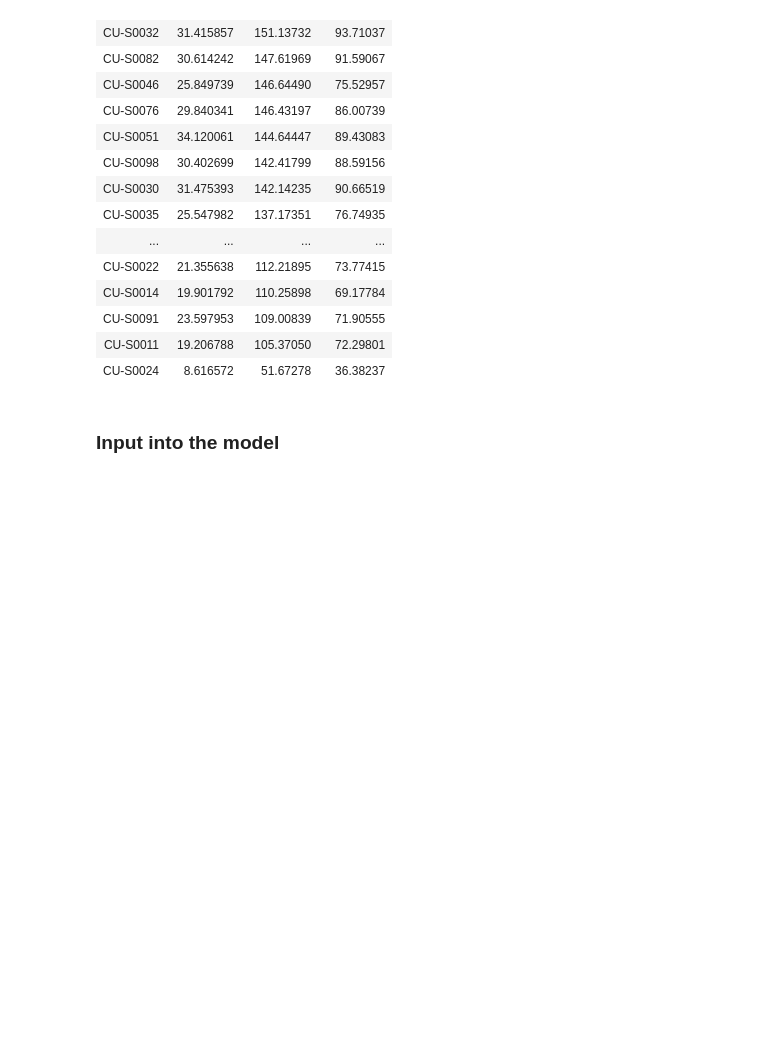
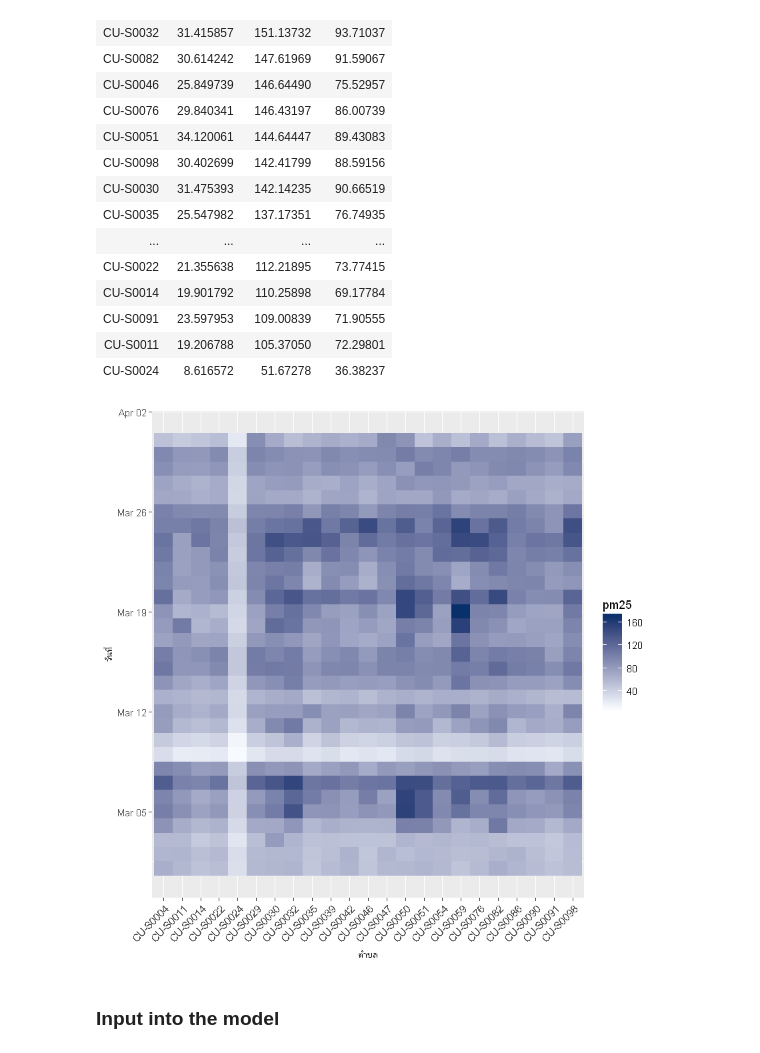
Before and after one commit to Maplub/Jupyter, a Jupyter notebook: st_variogram.ipynb, the cells around one changed output. Cells and saved outputs as stored; diff of their text form; code cells hidden in the pictures; blank space fills up the shorter version.

```diff
--- a/st_variogram.ipynb
+++ b/st_variogram.ipynb
@@ -129,6 +129,12 @@ sqldf("select sensorid, min(pm25), max(pm25), avg(pm25) from newdaily group by s
 | CU-S0091 | 23.597953 | 109.00839 | 71.90555 |
 | CU-S0011 | 19.206788 | 105.37050 | 72.29801 |
 | CU-S0024 | 8.616572 | 51.67278 | 36.38237 |
+# %%
+library(RColorBrewer)
+colorsetting=brewer.pal(9,"Blues")
+ggplot(newdaily, aes(y=timepos,x=sensorid)) +geom_tile(aes(fill = pm25))+ scale_fill_gradient(low=colorsetting[1],high=colorsetting[9])+labs(y = "วันที่",x="ตำบล")+theme(axis.text.x = element_text(angle = 45, hjust = 1))
+# %% [output]
+[figure, added]
 # %% [markdown]
 ### Input into the model
 # %% [markdown]
```
Also changed, not shown: parts of 17 cells of this notebook.
